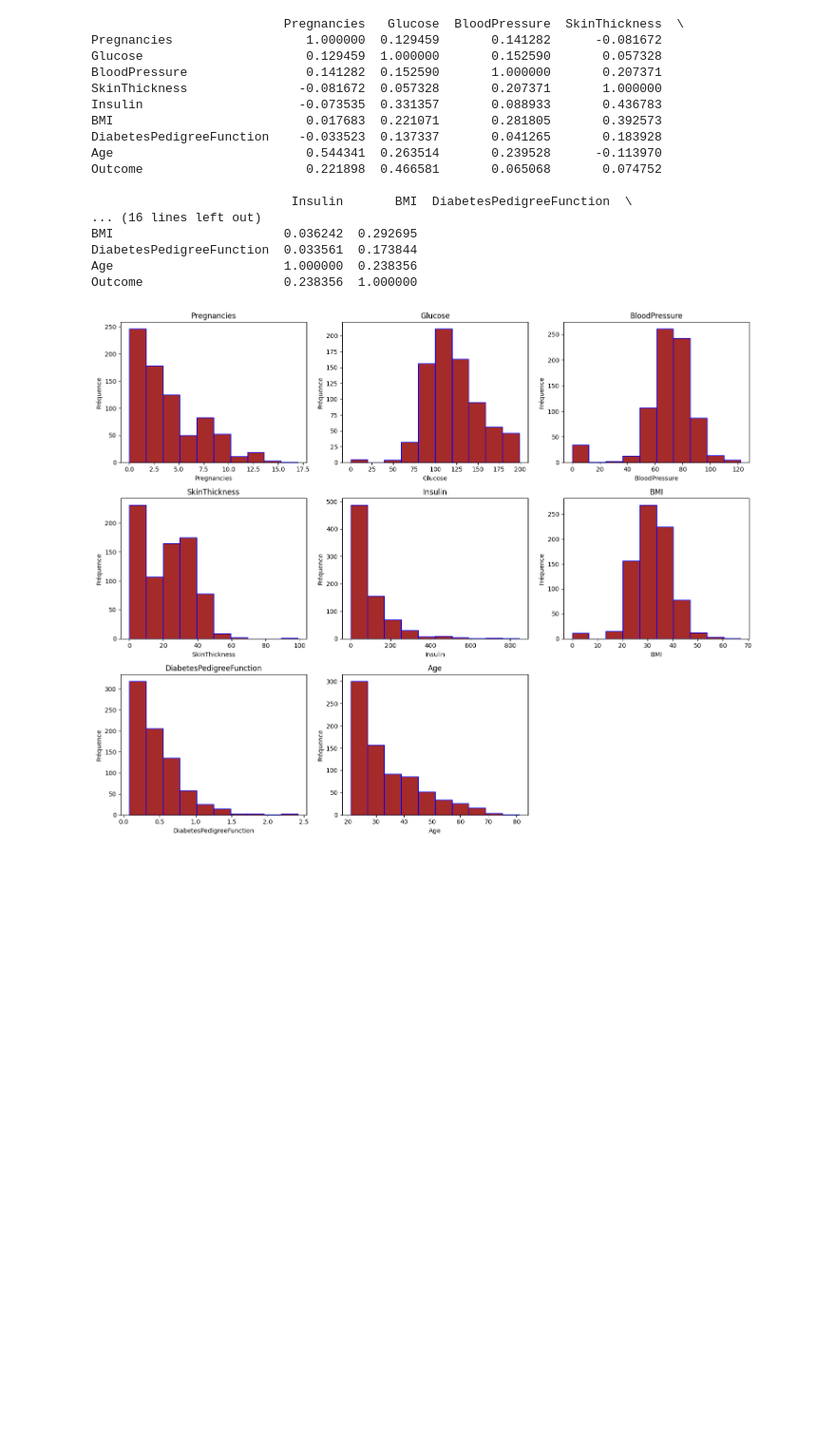
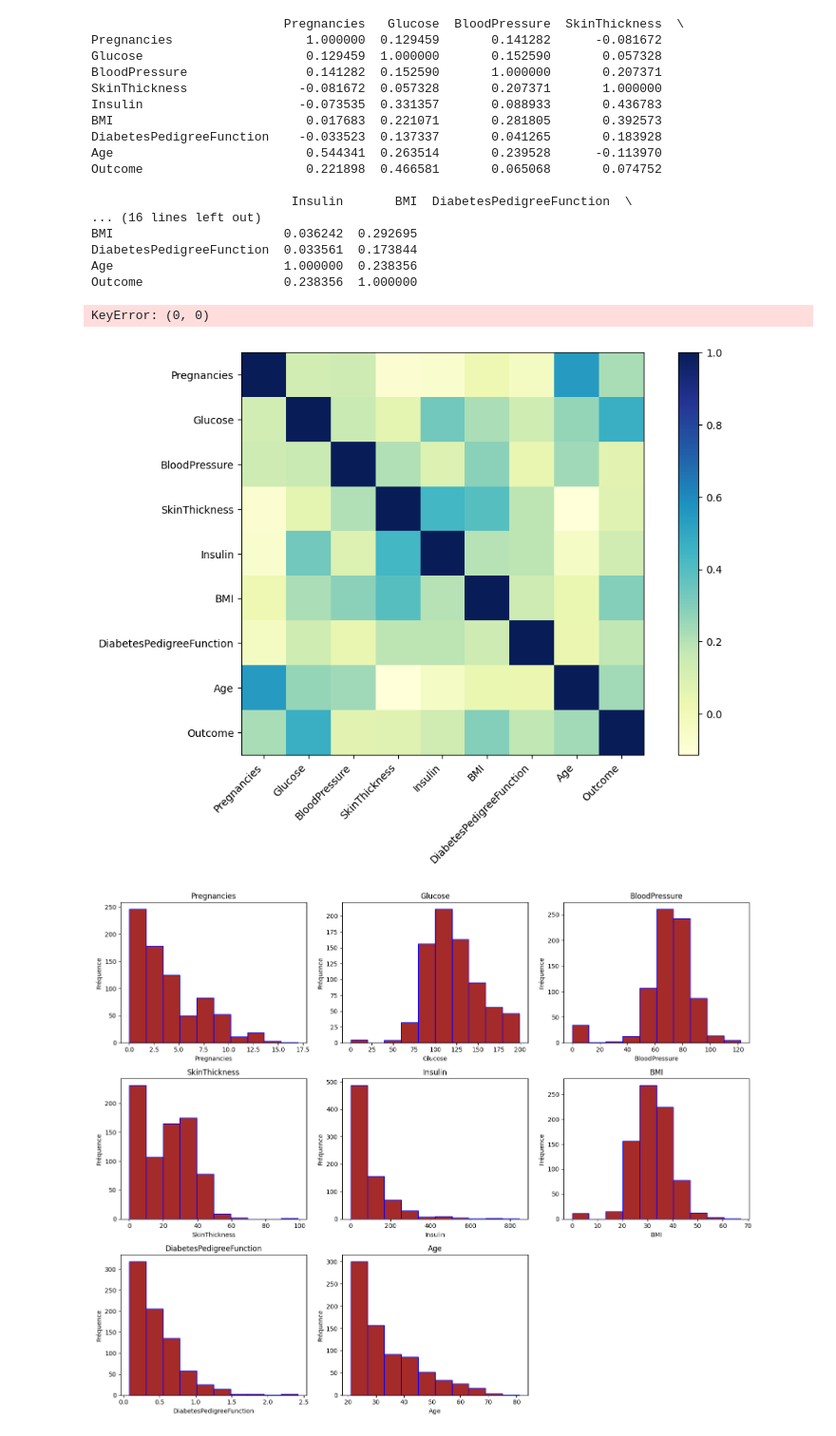
Before and after one commit to queenramzy/Projet_Diabete_SI, a Jupyter notebook: projet_diabete.ipynb, the cells around one changed output. Shown at 95% size. Saved outputs shown, nothing was run; the diff lists cells and outputs as text; code cells hidden in the pictures; blank space fills up the shorter version.

```diff
--- a/projet_diabete.ipynb
+++ b/projet_diabete.ipynb
@@ -154,23 +154,26 @@ Outcome                   0.238356  1.000000
 # %%
 #Matrice de corrélation
 
 plt.figure(figsize=(12,7))
-plt.imshow(correlation, cmap='YlGnBu', interpolation='none').
+plt.imshow(correlation, cmap='YlGnBu', interpolation='none')
 plt.colorbar()
 
 plt.xticks(range(len(data.columns)), data.columns, rotation=45, ha='right')
 plt.yticks(range(len(data.columns)), data.columns, rotation=0)
 
 # Texte avec condition de couleur
 for i in range(correlation.shape[0]):
     for j in range(correlation.shape[1]):
         val = correlation[i,j]
         color = 'white' if 0.4 <= val <= 1 else 'black'
         plt.text(j, i, f"{val:.2f}", ha='center', va='center', color=color)
 
 plt.title("Matrice de corrélation")
 plt.tight_layout()
 plt.show()
+# %% [output]
+KeyError: (0, 0)
+[figure, added]
 # %%
  #Histogrammes des variables
 
```
Also changed, not shown: parts of 7 cells of this notebook.
